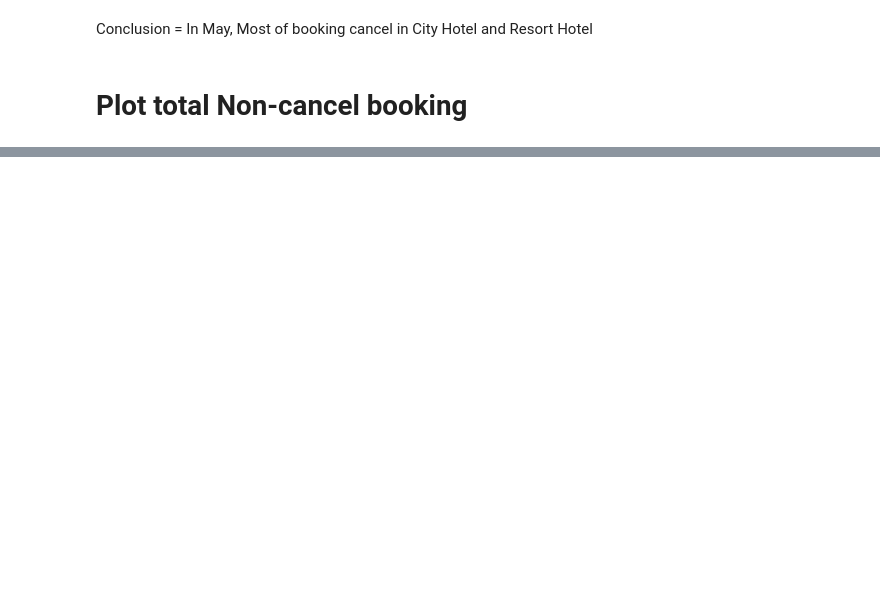
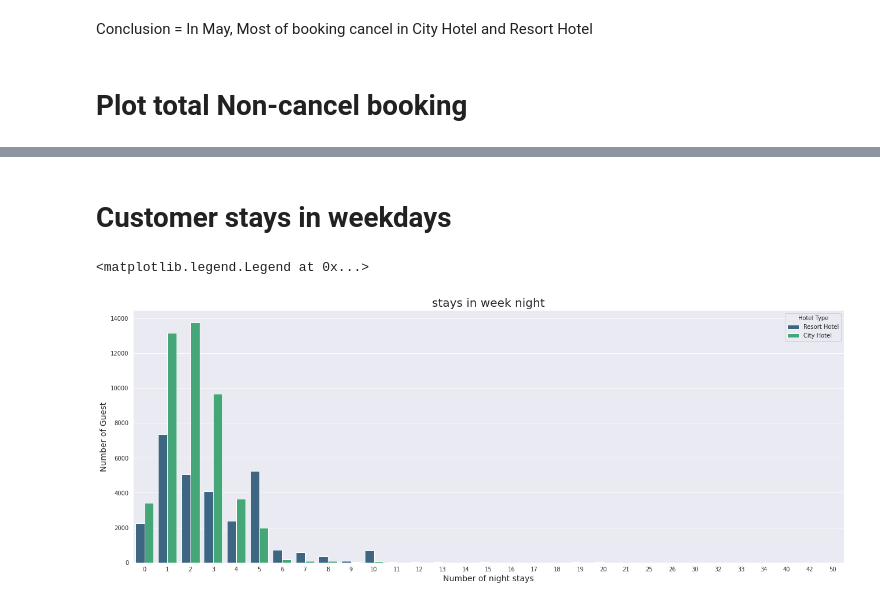
Before and after one commit to machave11/Hotel-Booking-Analysis, a Jupyter notebook: Nikhil_Machave|Copy_of_Hotel_Booking_Analysis_Capstone_Project.ipynb, the cells around one changed output, grey strips where cells are left out. Cells and saved outputs as stored; diff of their text form; code cells hidden in the pictures; blank space fills up the shorter version.

```diff
--- a/Nikhil_Machave|Copy_of_Hotel_Booking_Analysis_Capstone_Project.ipynb
+++ b/Nikhil_Machave|Copy_of_Hotel_Booking_Analysis_Capstone_Project.ipynb
@@ -181,0 +158,12 @@ plt.legend(prop={'size':14})
+# %% [markdown]
+# Customer stays in weekdays
+# %%
+sns.set_style('darkgrid')
+plt.figure(figsize=(22,8))
+sns.countplot(data = df2, x = 'stays_in_week_nights', hue='hotel', palette="viridis").set_title('stays in week night', fontsize =20)
+plt.xlabel("Number of night stays", fontsize=14)
+plt.ylabel("Number of Guest", fontsize=14)
+plt.legend(title = "Hotel Type",loc = 1,)
+# %% [output]
+<matplotlib.legend.Legend at 0x...>
+[figure, added]
```
Also changed, not shown: parts of 31 cells of this notebook.
